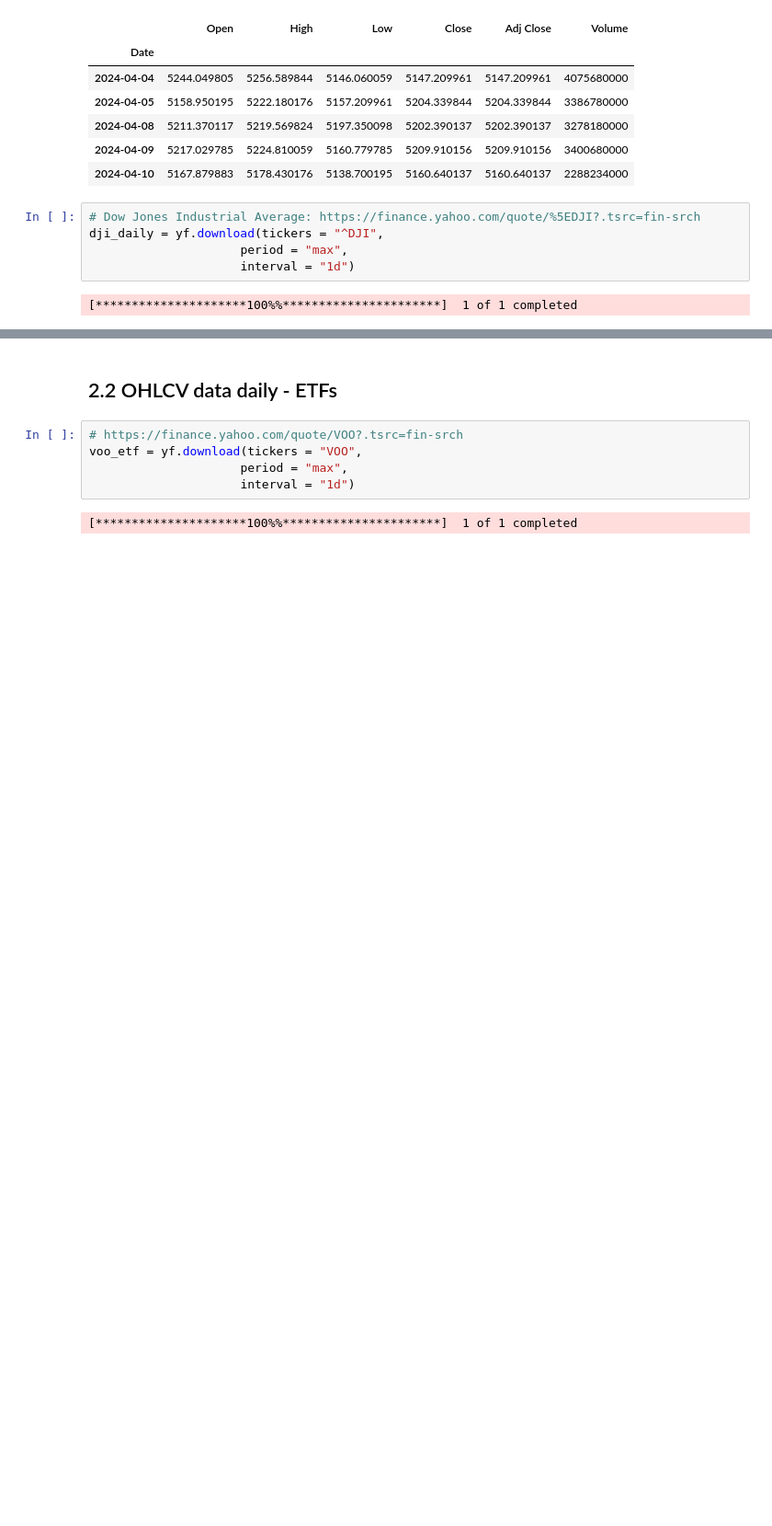
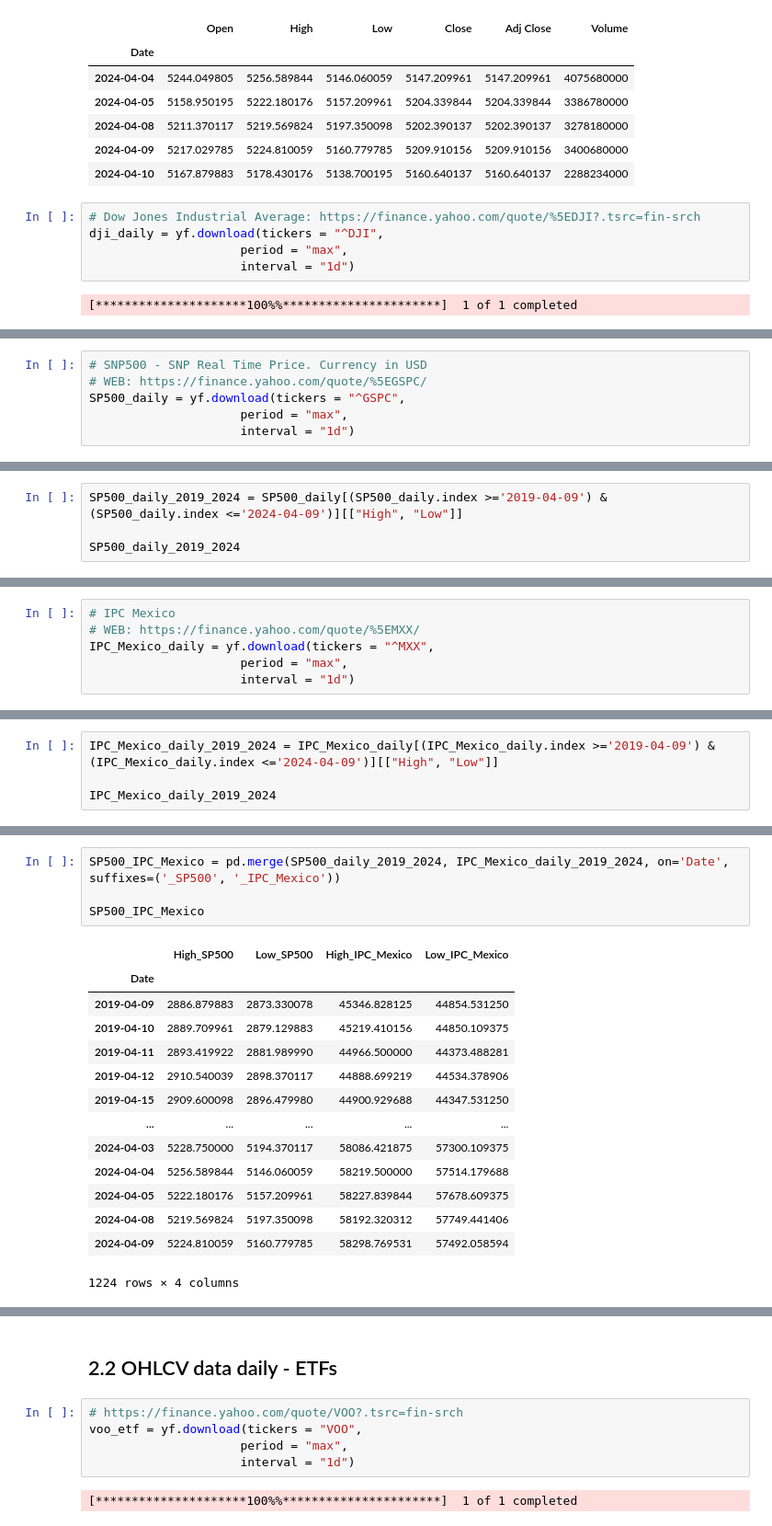
Before and after one commit to SciPy-data-scientist/DataTalks---Course-Materials-for-Analytics-in-Stock-Markets-Zoomcamp, a Jupyter notebook: homework_1.ipynb, the cells around one changed output, grey strips where cells are left out. Shown at 92% size. Drawn from its saved outputs; the diff is of its cells as text; blank space fills up the shorter version.

```diff
--- a/homework_1.ipynb
+++ b/homework_1.ipynb
@@ -494,0 +539,6 @@ dji_daily = yf.download(tickers = "^DJI",
+# %%
+# SNP500 - SNP Real Time Price. Currency in USD
+# WEB: https://finance.yahoo.com/quote/%5EGSPC/
+SP500_daily = yf.download(tickers = "^GSPC",
+                     period = "max",
+                     interval = "1d")
@@ -494,0 +547,4 @@ dji_daily = yf.download(tickers = "^DJI",
+# %%
+SP500_daily_2019_2024 = SP500_daily[(SP500_daily.index >='2019-04-09') & (SP500_daily.index <='2024-04-09')][["High", "Low"]]
+
+SP500_daily_2019_2024
@@ -494,0 +566,6 @@ dji_daily = yf.download(tickers = "^DJI",
+# %%
+# IPC Mexico
+# WEB: https://finance.yahoo.com/quote/%5EMXX/
+IPC_Mexico_daily = yf.download(tickers = "^MXX",
+                     period = "max",
+                     interval = "1d")
@@ -494,0 +574,4 @@ dji_daily = yf.download(tickers = "^DJI",
+# %%
+IPC_Mexico_daily_2019_2024 = IPC_Mexico_daily[(IPC_Mexico_daily.index >='2019-04-09') & (IPC_Mexico_daily.index <='2024-04-09')][["High", "Low"]]
+
+IPC_Mexico_daily_2019_2024
@@ -494,0 +593,19 @@ dji_daily = yf.download(tickers = "^DJI",
+# %%
+SP500_IPC_Mexico = pd.merge(SP500_daily_2019_2024, IPC_Mexico_daily_2019_2024, on='Date', suffixes=('_SP500', '_IPC_Mexico'))
+
+SP500_IPC_Mexico
+# %% [output]
+|  | High_SP500 | Low_SP500 | High_IPC_Mexico | Low_IPC_Mexico |
+| Date |  |  |  |  |
+| 2019-04-09 | 2886.879883 | 2873.330078 | 45346.828125 | 44854.531250 |
+| 2019-04-10 | 2889.709961 | 2879.129883 | 45219.410156 | 44850.109375 |
+| 2019-04-11 | 2893.419922 | 2881.989990 | 44966.500000 | 44373.488281 |
+| 2019-04-12 | 2910.540039 | 2898.370117 | 44888.699219 | 44534.378906 |
+| 2019-04-15 | 2909.600098 | 2896.479980 | 44900.929688 | 44347.531250 |
+| ... | ... | ... | ... | ... |
+| 2024-04-03 | 5228.750000 | 5194.370117 | 58086.421875 | 57300.109375 |
+| 2024-04-04 | 5256.589844 | 5146.060059 | 58219.500000 | 57514.179688 |
+| 2024-04-05 | 5222.180176 | 5157.209961 | 58227.839844 | 57678.609375 |
+| 2024-04-08 | 5219.569824 | 5197.350098 | 58192.320312 | 57749.441406 |
+| 2024-04-09 | 5224.810059 | 5160.779785 | 58298.769531 | 57492.058594 |
+1224 rows × 4 columns
```
Also changed, not shown: parts of 10 cells of this notebook.
